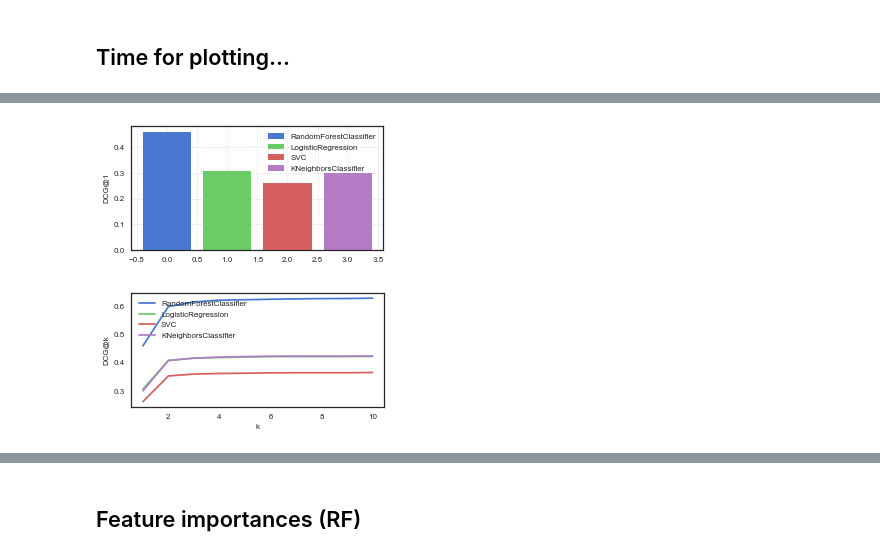
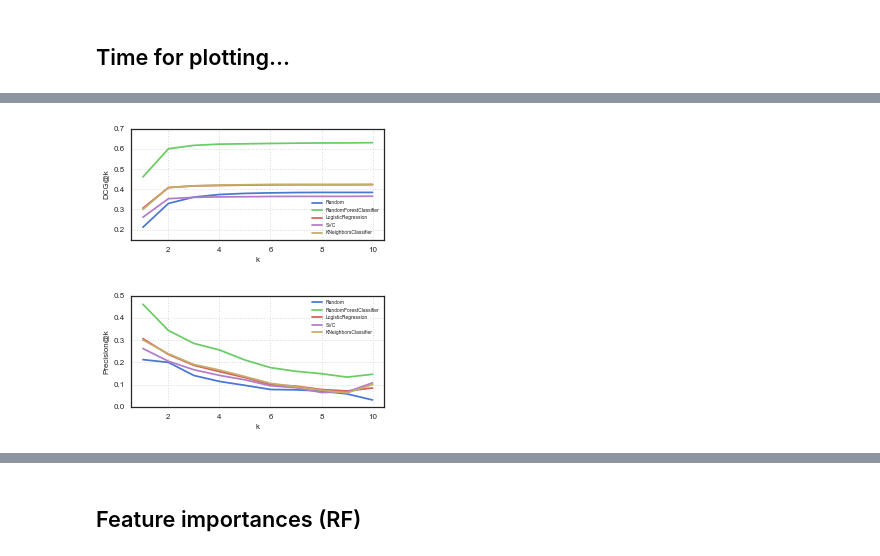
Before and after one commit to enricorotundo/StackexchangeDatadumpQualityAnnotator, a Jupyter notebook: Analysis/Tasks/BestAnswer/Performance Analysis.ipynb, the cells around one changed output, grey strips where cells are left out. Saved outputs shown, nothing was run; the diff lists cells and outputs as text; code cells hidden in the pictures.

```diff
--- a/Analysis/Tasks/BestAnswer/Performance Analysis.ipynb
+++ b/Analysis/Tasks/BestAnswer/Performance Analysis.ipynb
@@ -66,14 +66,18 @@ def add_random_predictions(df):
     Input: whole DF of all predictions
     Returns: DF with +1 column for random predictions
     """
+    df_ = df.copy(deep=True)
     rnd_preds_all = []
     for name, group in df.groupby(by='thread_id'):
+        # set all preds to class-0
         rnd_preds = np.random.randint(1, size=group.shape[0])
+        # randomly swap a prediction to class-1
         position_for_1 = np.random.randint(group.shape[0], size=1)
-        rnd_preds[position_for_1] = 1
+        #rnd_preds[position_for_1] = 1.0
+        rnd_preds[position_for_1] = np.random.randint(2, size=1)[0]
         rnd_preds_all.extend(rnd_preds)
-    df['rnd_pred'] = rnd_preds_all
-    return df
+    df_['y_pred_rnd'] = rnd_preds_all
+    return df_
 # %% [markdown]
 ## Compute metrics
 # %%
@@ -131,41 +270,47 @@ RandomForestClassifier 1 2 3 4 5 6 7 8 9 10 LogisticRegression 1 2 3 4 5 6 7 8 9
 # %%
-# plot DCG@1 bars
+# plot NDCG curves
 
 fig = plt.figure(figsize=(4, 2))
 ax1 = fig.add_subplot(111)
 
-for idx, file_name in enumerate(files):
-    ax1.bar(idx,  mean_dcg_data[file_name][0],  label=file_name)
 
-plt.ylabel('DCG@1', fontsize=8)
+for model_name in files:
+    ax1.plot(range(1, 11),
+             mean_dcg_data[model_name],
+             label=model_name)
+ax1.set_ylim([0.15, 0.7])
+
+plt.xlabel('k', fontsize=8)
+plt.ylabel('DCG@k', fontsize=8)
 plt.tick_params(axis='both', which='major', labelsize=8)
 
 plt.grid(alpha=0.7, linestyle='dotted')
-plt.legend(fontsize=8)
+plt.legend(fontsize=5)
 plt.tight_layout(pad=0.3)
 for plot_format in PLOTS_FORMATS:
-    plt.savefig(PLOTS_PATH + 'dcg1_bars' + plot_format)
+    plt.savefig(PLOTS_PATH + 'dcgK_lines' + plot_format)
 # %% [output]
-[figure, old version]
+[figure, new version]
 # %%
-# plot NDCG curves
+# plot P@1 curves
 
 fig = plt.figure(figsize=(4, 2))
 ax1 = fig.add_subplot(111)
 
 for model_name in files:
-    ax1.plot(range(1, 11),
-             mean_dcg_data[model_name],
+    ax1.plot(range(1,11),
+             mean_precision_data[model_name],
              label=model_name)
+ax1.set_ylim([0.0, 0.5])
 
 plt.xlabel('k', fontsize=8)
-plt.ylabel('DCG@k', fontsize=8)
+plt.ylabel('Precision@k', fontsize=8)
 plt.tick_params(axis='both', which='major', labelsize=8)
 
-plt.grid(alpha=0.0, linestyle='dotted')
-plt.legend(fontsize=8)
+plt.grid(alpha=0.7, linestyle='dotted')
+plt.legend(fontsize=5)
 plt.tight_layout(pad=0.3)
 for plot_format in PLOTS_FORMATS:
-    plt.savefig(PLOTS_PATH + 'dcgK_lines' + plot_format)
+    plt.savefig(PLOTS_PATH + 'precision_lines' + plot_format)
 # %% [output]
-[figure, old version]
+[figure, new version]
```
Also changed, not shown: parts of 9 cells of this notebook, 1 other file.
